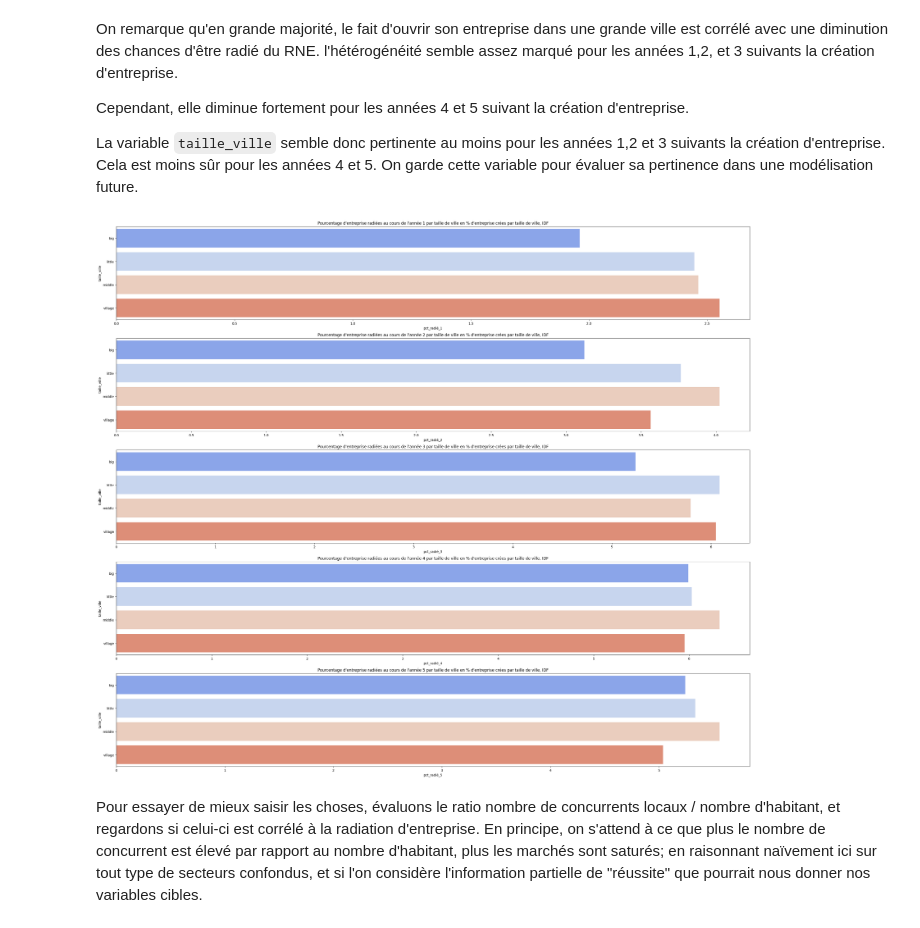
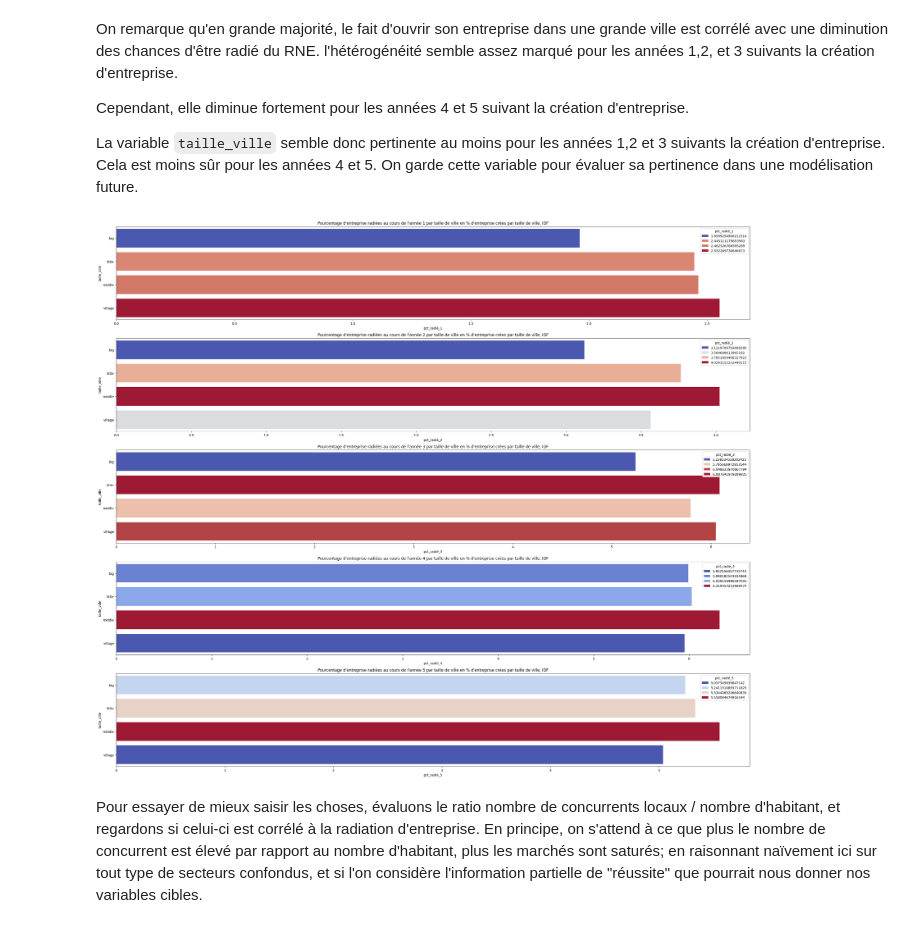
Before and after one commit to guillaume77176/JeMeLance, a Jupyter notebook: notebooks/Analyse_RNE.ipynb, the cells around one changed output. Saved outputs shown, nothing was run; the diff lists cells and outputs as text; code cells hidden in the pictures.

```diff
--- a/notebooks/Analyse_RNE.ipynb
+++ b/notebooks/Analyse_RNE.ipynb
@@ -33,9 +33,10 @@ drop = []
 
 autre_statutFormalites = [f"autre_{i}_statutFormalites" for i in range(1,11)]
 autre_dateeffetferm = [f"autre_{i}_dateeffetferm" for i in range(1,11)]
+autre_adresse = [f"autre_{i}_adresse" for i in range(1,11)]
 associe_naissance = [f"associe_{i}_naissance" for i in range(1,6)]
 
-drop.extend([*autre_statutFormalites,*autre_adresse,*associe_naissance])
+drop.extend([*autre_statutFormalites,*autre_adresse,*autre_dateeffetferm,*associe_naissance])
 
 drop.extend(["age0","age1","age2","age3","age4","age5","cessation","eirl","formeExerciceActivitePrincipale"
 ,'dateImmat','nom', 'prenoms','principalAPEPrincipal','dateDissolutionDisparition',
@@ -361,6 +372,6 @@ fig, ax = plt.subplots(5,1,figsize=(35,30))
 for i in range(len(rad_dep)):
     var_name = f"pct_radié_{i+1}"
     title = f"Pourcentage d'entreprise radiées au cours de l'année {i+1} par departement en % par département, IDF"
-    sns.barplot(x = var_name, y= "cp", hue = "cp", data=df_plot_dep, palette="coolwarm", ax = ax[i])
+    sns.barplot(x = var_name, y= "cp", hue = var_name, data=df_plot_dep, palette="coolwarm", ax = ax[i])
     ax[i].set_title(title)
 # %% [output]
@@ -456,14 +467,14 @@ Cela est moins sûr pour les années 4 et 5. On garde cette variable pour évalu
 # %%
 #Barplot pour visualisation des résultats par taille de ville
 fig, ax = plt.subplots(5,1,figsize=(35,30))
 
 for i in range(len(nb_rad)):
     var_name = f"pct_radié_{i+1}"
     title = f"Pourcentage d'entreprise radiées au cours de l'année {i+1} par taille de ville en % d'entreprise crées par taille de ville, IDF"
-    sns.barplot(x = var_name, y= "taille_ville", hue = "taille_ville", data=df_plot_hab, palette="coolwarm", ax = ax[i])
+    sns.barplot(x = var_name, y= "taille_ville", hue = var_name, data=df_plot_hab, palette="coolwarm", ax = ax[i])
     ax[i].set_title(title)
 # %% [output]
-[figure, old version]
+[figure, new version]
 # %% [markdown]
 Pour essayer de mieux saisir les choses, évaluons le ratio nombre de concurrents locaux / nombre d'habitant, et regardons si celui-ci est corrélé à la radiation d'entreprise. En principe, on s'attend à ce que plus le nombre de concurrent est élevé par rapport au nombre d'habitant, plus les marchés sont saturés; en raisonnant
 naïvement ici sur tout type de secteurs confondus, et si l'on considère l'information partielle de "réussite" que pourrait nous donner nos variables cibles.
```
Also changed, not shown: parts of 14 cells of this notebook.
